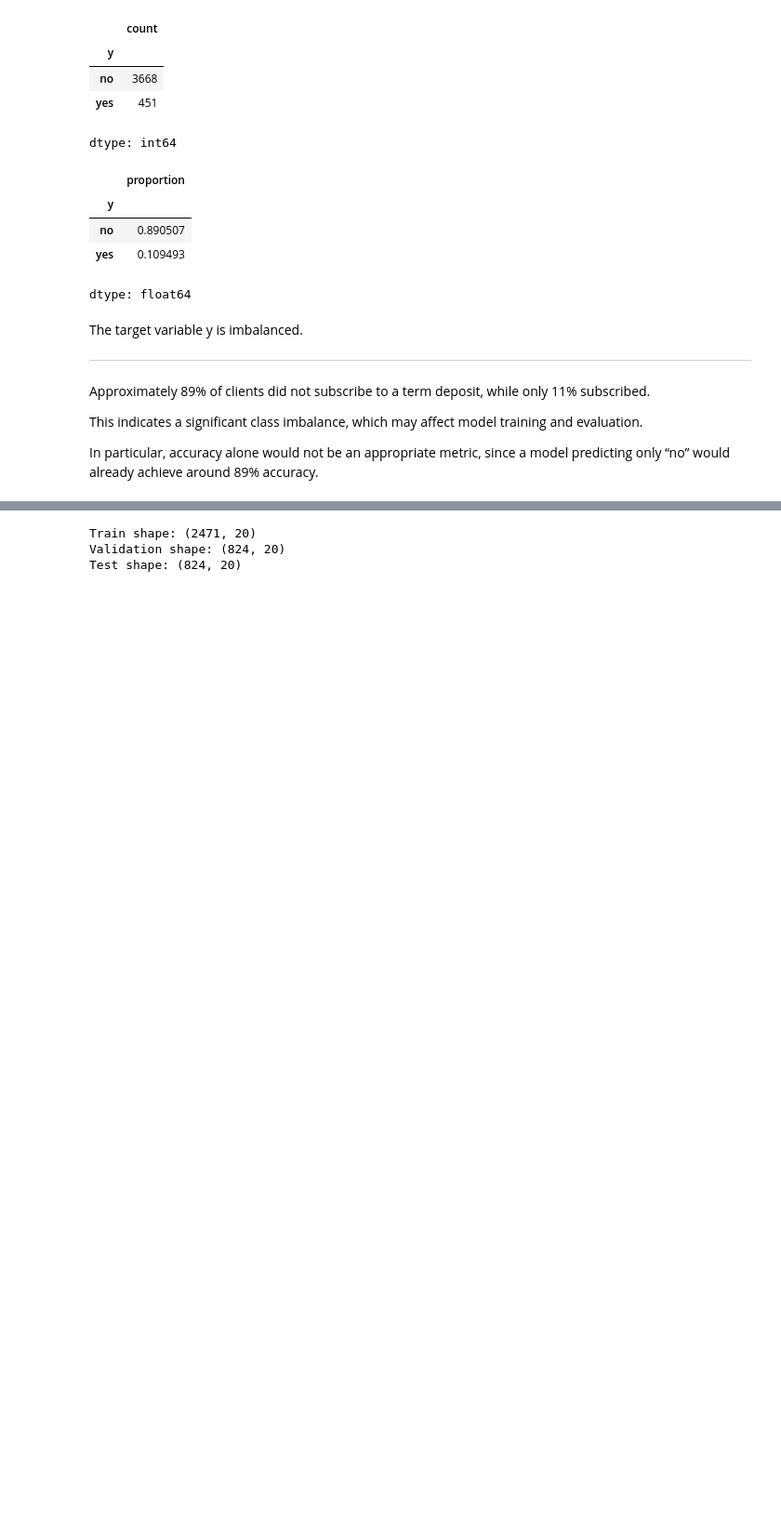
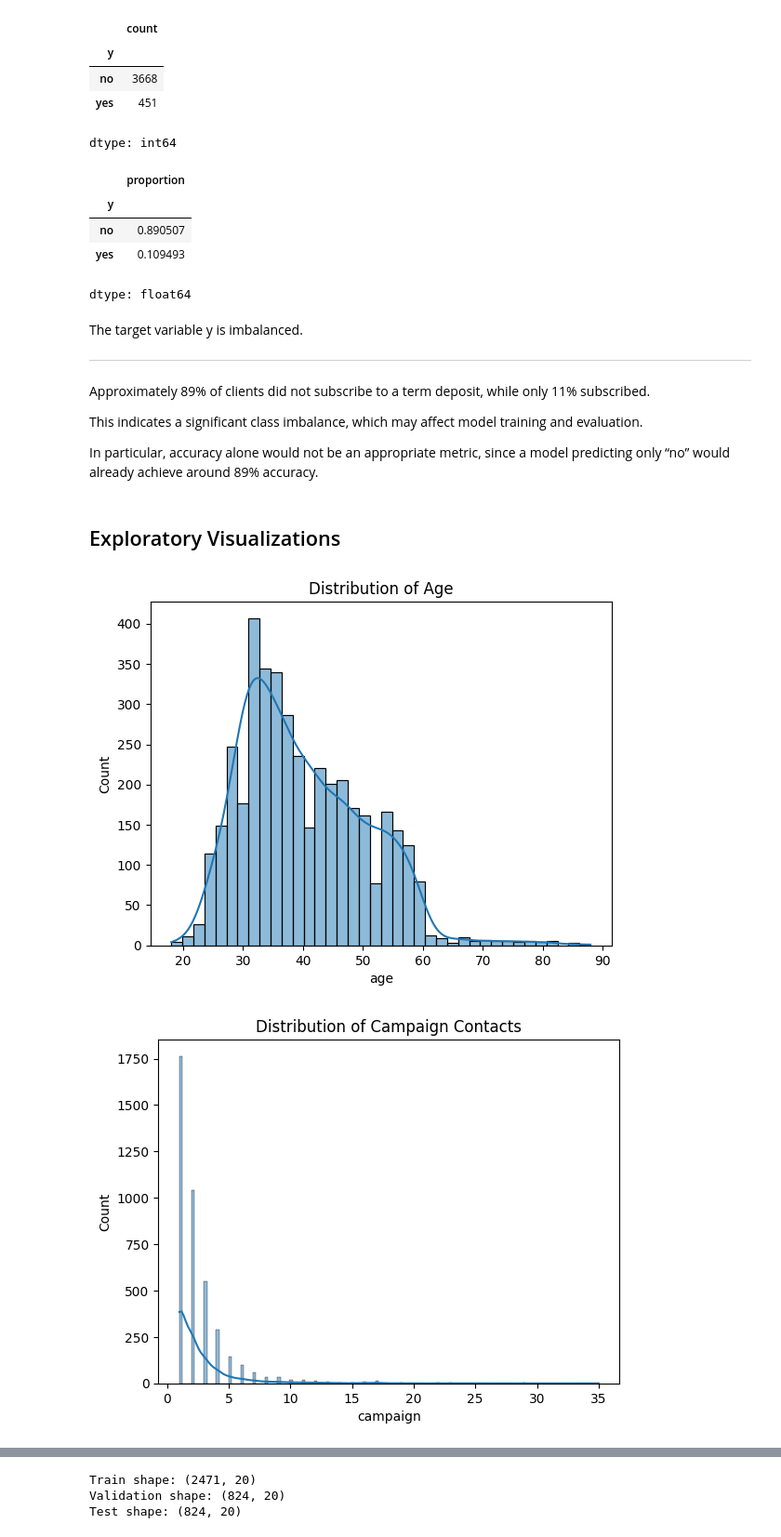
Before and after one commit to embob1/ML-fundamentals-2026, a Jupyter notebook: assignment_1_MOHAMED_EMBABY.ipynb, the cells around one changed output, grey strips where cells are left out. Shown at 93% size. Drawn from its saved outputs; the diff is of its cells as text; code cells hidden in the pictures; blank space fills up the shorter version.

```diff
--- a/assignment_1_MOHAMED_EMBABY.ipynb
+++ b/assignment_1_MOHAMED_EMBABY.ipynb
@@ -85,3 +85,32 @@ Approximately 89% of clients did not subscribe to a term deposit, while only 11%
 This indicates a significant class imbalance, which may affect model training and evaluation.
 
 In particular, accuracy alone would not be an appropriate metric, since a model predicting only “no” would already achieve around 89% accuracy.
+# %% [markdown]
+## Exploratory Visualizations
+# %%
+import seaborn as sns
+import matplotlib.pyplot as plt
+
+# Numerical variable 1
+sns.histplot(df['age'], kde=True)
+plt.title("Distribution of Age")
+plt.show()
+
+# Numerical variable 2
+sns.histplot(df['campaign'], kde=True)
+plt.title("Distribution of Campaign Contacts")
+plt.show()
+
+# Categorical variable 1
+sns.countplot(x='job', data=df)
+plt.xticks(rotation=45)
+plt.title("Job Distribution")
+plt.show()
+
+# Categorical variable 2
+sns.countplot(x='marital', data=df)
+plt.title("Marital Status Distribution")
+plt.show()
+# %% [output]
+[figure, added]
+[figure, added]
```
Also changed, not shown: parts of 13 cells of this notebook.
